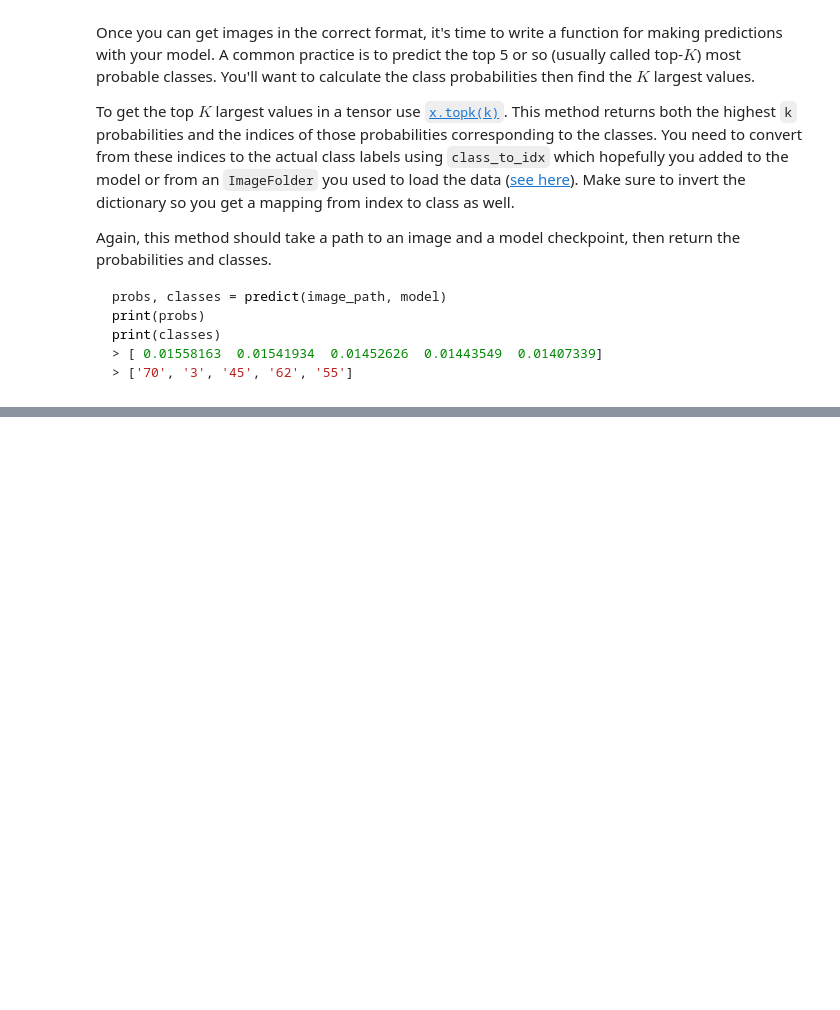
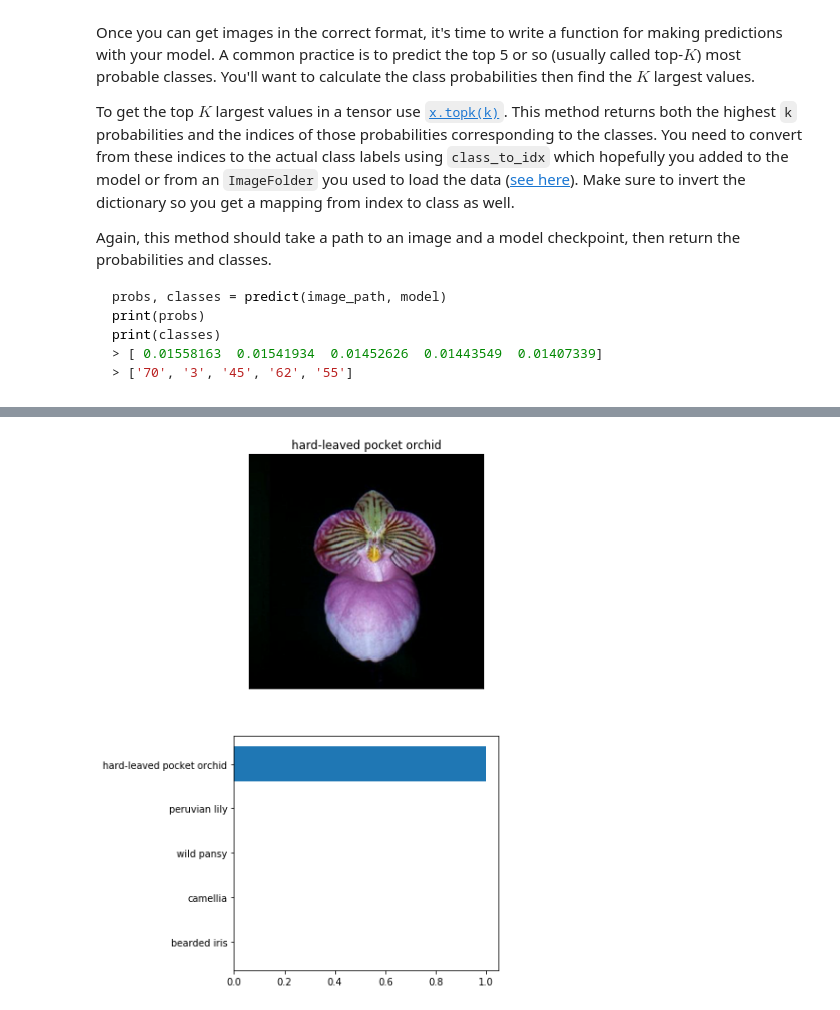
Before and after one commit to dguevar1/image_classifier, a Jupyter notebook: Image Classifier Project.ipynb, the cells around one changed output, grey strips where cells are left out. Drawn from its saved outputs; the diff is of its cells as text; code cells hidden in the pictures; blank space fills up the shorter version.

```diff
--- a/Image Classifier Project.ipynb
+++ b/Image Classifier Project.ipynb
@@ -485,0 +539,41 @@ def predict(image_path, model, topk=5, device='cuda'):
+# %%
+def predict(image_path, model, top_k=5, device="cuda"):
+    ''' Predict the class (or classes) of an image using a trained deep learning model.
+
+    image_path: string. Path to image, directly to image and not to folder.
+    model: pytorch neural network.
+    top_k: integer. The top K classes to be calculated
+
+    returns top_probabilities(k), top_labels
+    '''
+
+    # Swith model to desire device. By default, it does cuda for faster prediction.
+    model.to(device)
+
+    # Set model to evaluate
+    model.eval();
+
+    # Convert image from numpy to torch
+    numpy_image = process_image(image_path)
+    torch_image = torch.from_numpy(np.expand_dims(numpy_image, axis=0)).type(torch.FloatTensor).to(device)
+
+    # Find probabilities (results) by passing through the function (note the log softmax means that its on a log scale)
+    # We also do torch.no_grad() so it doesn't try to keep track of calculating gradients and executes faster.
+    with torch.no_grad():
+        log_probs = model.forward(torch_image)
+
+    # Convert to linear scale
+    linear_probs = torch.exp(log_probs)
+
+    # Find the top 5 results
+    torch_top_probs, torch_top_labels = linear_probs.topk(top_k)
+
+    # We want to return numpy arrays so it can be compatible with matplotlib.plt libraries.
+    numpy_top_probs = torch_top_probs.cpu().numpy()[0]
+    numpy_top_labels = torch_top_labels.cpu().numpy()[0]
+
+    # Convert to classes
+    idx_to_class = {val: key for key, val in model.class_to_idx.items()}
+    numpy_top_labels = [idx_to_class[lab] for lab in numpy_top_labels]
+
+    return numpy_top_probs, numpy_top_labels#, top_flowers
@@ -554,0 +656,4 @@ tensor([[88, 85, 82, 15, 69]])
+# %%
+sanity_check(im_path2, model)
+# %% [output]
+[figure, added]
```
Also changed, not shown: parts of 37 cells of this notebook, 1 other file.
